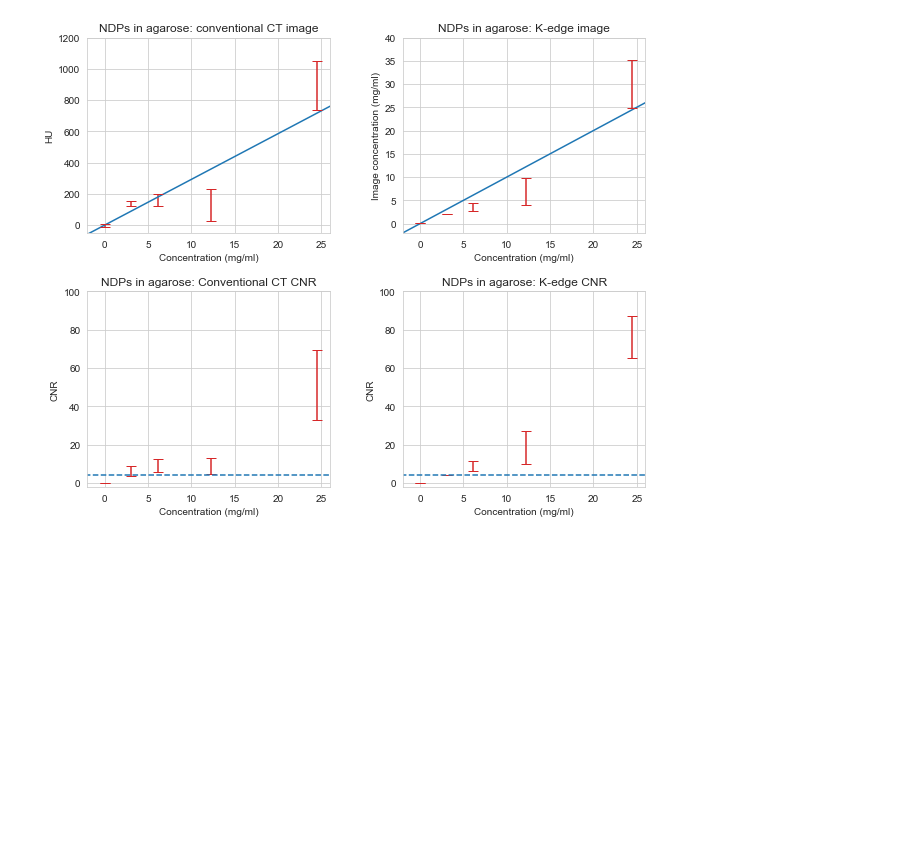
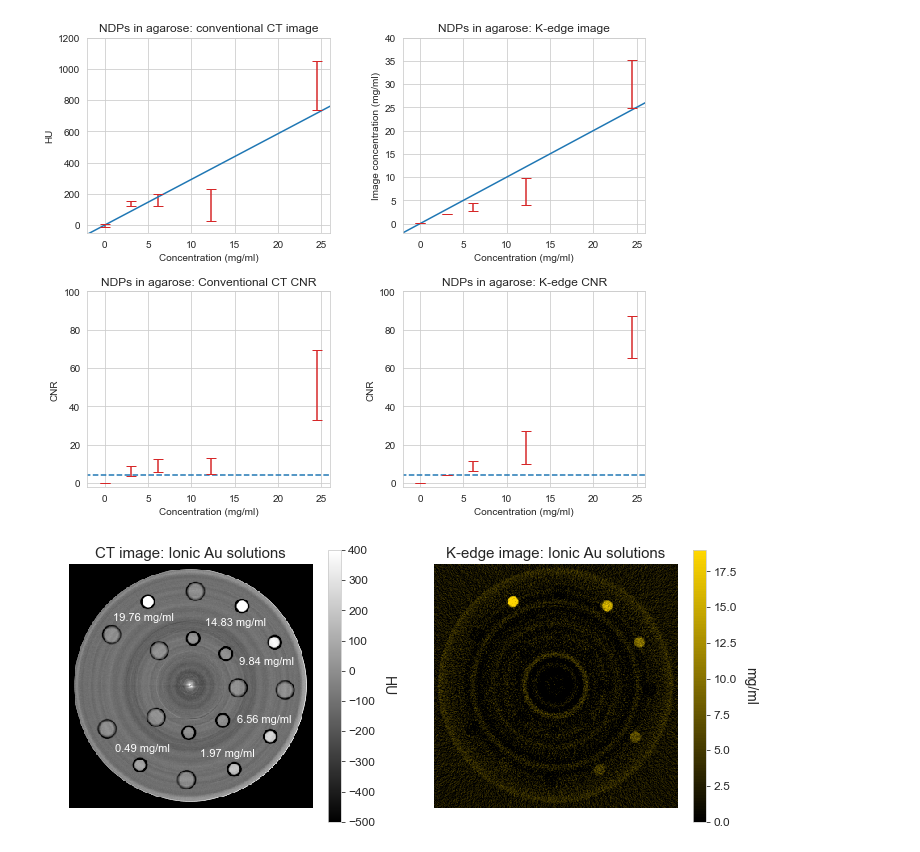
Before and after one commit to drichts/Reconstruction, a Jupyter notebook: Collaborations/Toronto/toronto_plots.ipynb, the cells around one changed output. Drawn from its saved outputs; the diff is of its cells as text; code cells hidden in the pictures; blank space fills up the shorter version.

```diff
--- a/Collaborations/Toronto/toronto_plots.ipynb
+++ b/Collaborations/Toronto/toronto_plots.ipynb
@@ -341,3 +341,62 @@ fig5.savefig(r'D:\OneDrive - University of Victoria\Research\LDA Data\21-03-11_C
              dpi=500)
 # %% [output]
 [figure]
+# %%
+import os
+import numpy as np
+import matplotlib.pyplot as plt
+import matplotlib.colors as colors
+
+directory = r'D:\OneDrive - University of Victoria\Research\LDA Data\21-03-11_CT_AuNPs'
+folder1 = 'phantom_scan_1'  # Regular image
+
+ct = np.load(os.path.join(directory, folder1, 'Norm CT', 'CT_norm.npy'))[2]
+kct = np.load(os.path.join(directory, folder1, 'Norm CT', 'K-edge_Au.npy'))
+kct[kct < 0] = 0  # Can't have negative concentrations
+
+# Name
+name = f'Ionic Au solutions'
+
+# A good slice
+z = 12
+
+# Creat gold colormap
+nbins = 100
+c3 = (1, 0.843, 0)
+gray_val = 0
+gray_list = (gray_val, gray_val, gray_val)
+c2_rng = [gray_list, c3]
+cmap2 = colors.LinearSegmentedColormap.from_list('G78', c2_rng, N=nbins)
+
+fig, ax = plt.subplots(1, 2, figsize=(12, 5))
+ax[0].axis('off')
+ax[1].axis('off')
+
+im0 = ax[0].imshow(ct[z, 138:440, 138:440], cmap='gray', vmin=-500, vmax=400)
+ax[0].set_title(f'CT image: {name}', fontsize=15)
+cbar0 = fig.colorbar(im0, ax=ax[0])
+cbar0.ax.set_ylabel('HU', fontsize=14, labelpad=20, rotation=-90)
+cbar0.ax.tick_params(labelsize=12)
+ax[0].annotate('19.76 mg/ml', (0.18, 0.78), color='white',
+             xycoords='axes fraction', va='center', fontsize=11)
+ax[0].annotate('14.83 mg/ml', (0.56, 0.76), color='white',
+             xycoords='axes fraction', va='center', fontsize=11)
+ax[0].annotate('9.84 mg/ml', (0.7, 0.6), color='white',
+             xycoords='axes fraction', va='center', fontsize=11)
+ax[0].annotate('6.56 mg/ml', (0.69, 0.36), color='white',
+             xycoords='axes fraction', va='center', fontsize=11)
+ax[0].annotate('1.97 mg/ml', (0.54, 0.22), color='white',
+             xycoords='axes fraction', va='center', fontsize=11)
+ax[0].annotate('0.49 mg/ml', (0.19, 0.24), color='white',
+             xycoords='axes fraction', va='center', fontsize=11)
+
+
+im1 = ax[1].imshow(kct[z, 138:440, 138:440], cmap=cmap2, vmin=0, vmax=19)
+ax[1].set_title(f'K-edge image: {name}', fontsize=15)
+cbar1 = fig.colorbar(im1, ax=ax[1])
+cbar1.ax.set_ylabel('mg/ml', fontsize=14, labelpad=20, rotation=-90)
+cbar1.ax.tick_params(labelsize=12)
+fig.show()
+fig.savefig(os.path.join(directory, f'{name}.png'), dpi=500)
+# %% [output]
+[figure, added]
```
Also changed, not shown: parts of 10 cells of this notebook.
